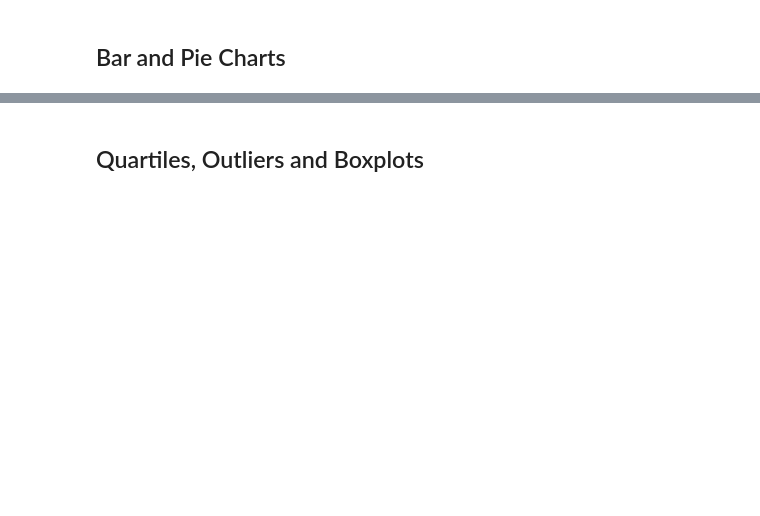
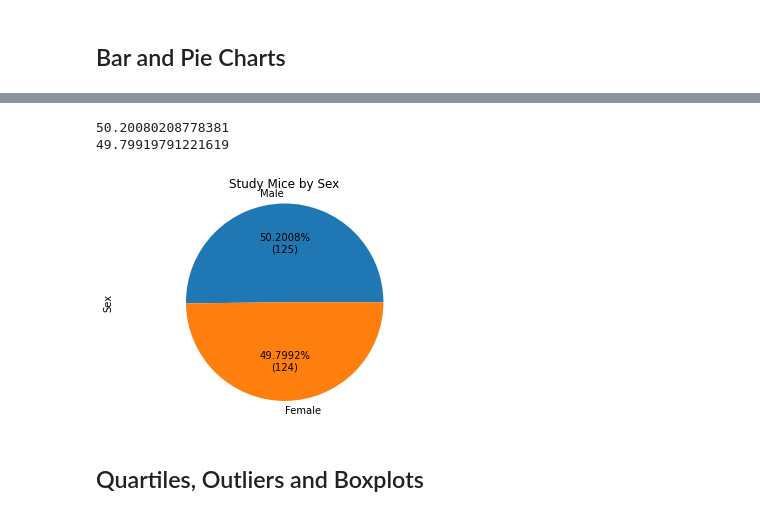
Before and after one commit to Enestvedt/matplotlib_challenge, a Jupyter notebook: Pymaceuticals/pymaceuticals_starter.ipynb, the cells around one changed output, grey strips where cells are left out. Drawn from its saved outputs; the diff is of its cells as text; code cells hidden in the pictures; blank space fills up the shorter version.

```diff
--- a/Pymaceuticals/pymaceuticals_starter.ipynb
+++ b/Pymaceuticals/pymaceuticals_starter.ipynb
@@ -52,5 +257,17 @@ ModuleNotFoundError: No module named 'matplotlib'
 # %%
 # Generate a pie plot showing the distribution of female versus male mice using pyplot
+sex_counts = unq_mice['Sex'].value_counts()
+labels = sex_counts.keys()
+plt.pie(sex_counts, labels=labels, autopct=my_fmt)
+plt.title('Study Mice by Sex')
+plt.ylabel('Sex')
+plt.axis("equal")
+
+plt.show()
+# %% [output]
+50.20080208778381
+49.79919791221619
+[figure, added]
 # %% [markdown]
 ## Quartiles, Outliers and Boxplots
 # %%
```
Also changed, not shown: parts of 26 cells of this notebook.
